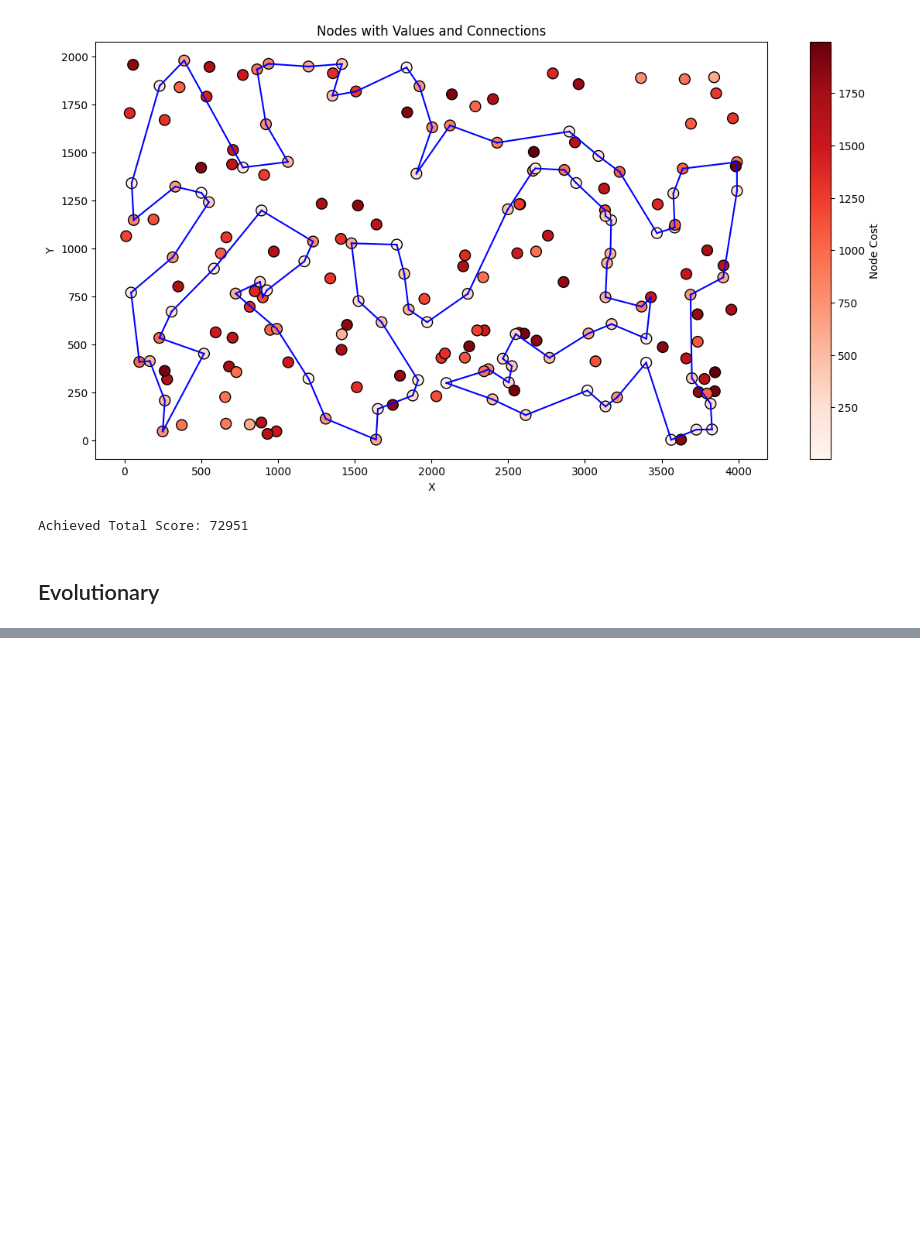
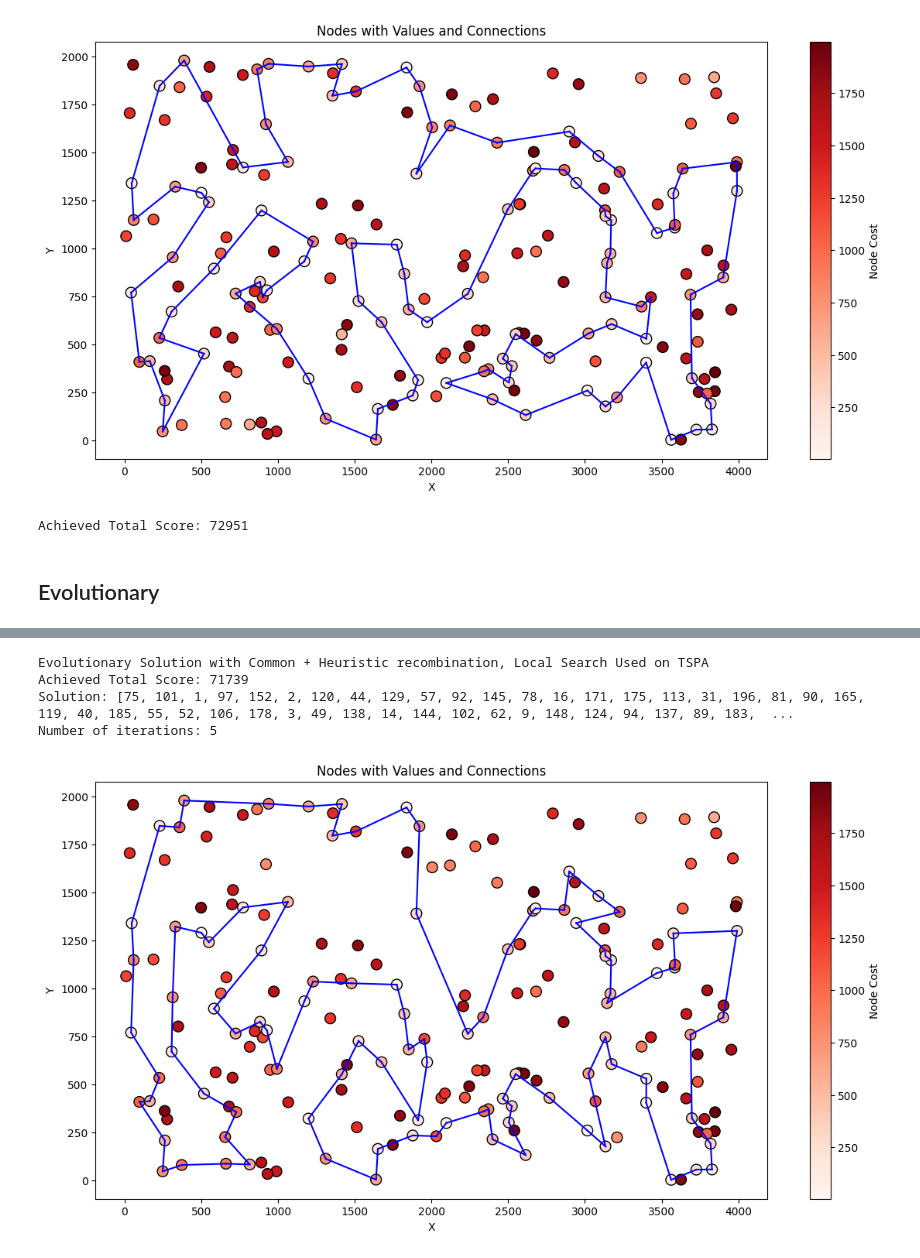
Before and after one commit to MatTheTab/Evolutionary-Computation, a Jupyter notebook: Assignment_9_Evolutionary_Metaheuristics/Assignment_9_Hybrid_Evolutionary_Algorithm.ipynb, the cells around one changed output, grey strips where cells are left out. Saved outputs shown, nothing was run; the diff lists cells and outputs as text; code cells hidden in the pictures; blank space fills up the shorter version.

```diff
--- a/Assignment_9_Evolutionary_Metaheuristics/Assignment_9_Hybrid_Evolutionary_Algorithm.ipynb
+++ b/Assignment_9_Evolutionary_Metaheuristics/Assignment_9_Hybrid_Evolutionary_Algorithm.ipynb
@@ -906,0 +1022,19 @@ allowed_time = 100
+# %%
+print("Evolutionary Solution with Common + Heuristic recombination, Local Search Used on TSPA")
+solutions, iterations = evolutionary_solution(distance_matrix_A, weights_A, allowed_time=allowed_time, create_initial_population=create_initial_population_local_search,
+                      pop_size=20, recombination=common_and_heuristic_recombination, local_search=True)
+
+temp = copy_scores(solutions)
+TSPA_cumulative_results.append(temp.copy())
+score = -1*solutions[0][0]
+solution = solutions[0][1]
+print(f"Achieved Total Score: {score}")
+print(f"Solution: {solution}")
+print(f"Number of iterations: {iterations}")
+plot_nodes_with_lines(df_A, solution)
+# %% [output]
+Evolutionary Solution with Common + Heuristic recombination, Local Search Used on TSPA
+Achieved Total Score: 71739
+Solution: [75, 101, 1, 97, 152, 2, 120, 44, 129, 57, 92, 145, 78, 16, 171, 175, 113, 31, 196, 81, 90, 165, 119, 40, 185, 55, 52, 106, 178, 3, 49, 138, 14, 144, 102, 62, 9, 148, 124, 94, 137, 89, 183,  ...
+Number of iterations: 5
+[figure, added]
```
Also changed, not shown: parts of 36 cells of this notebook.
